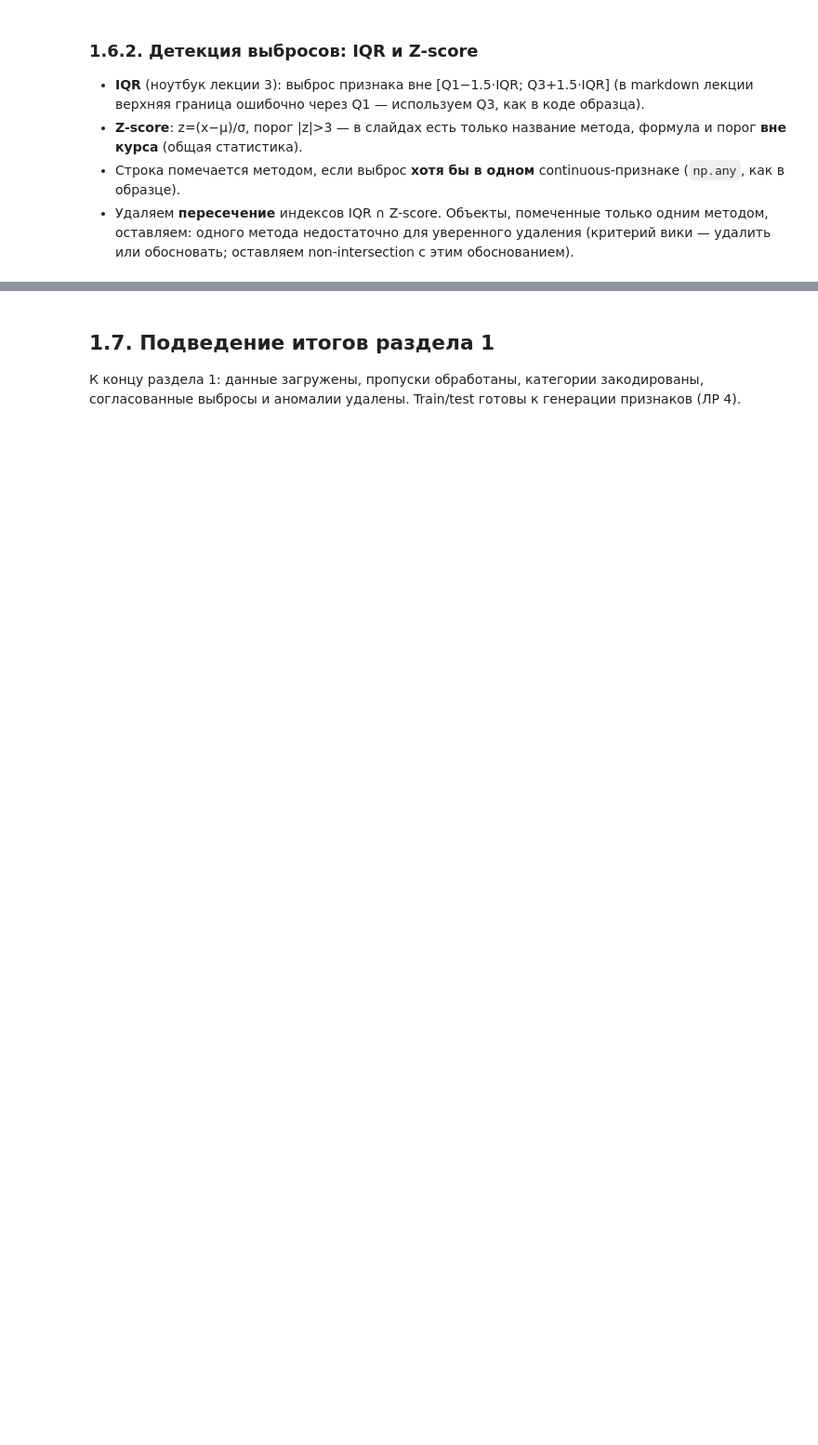
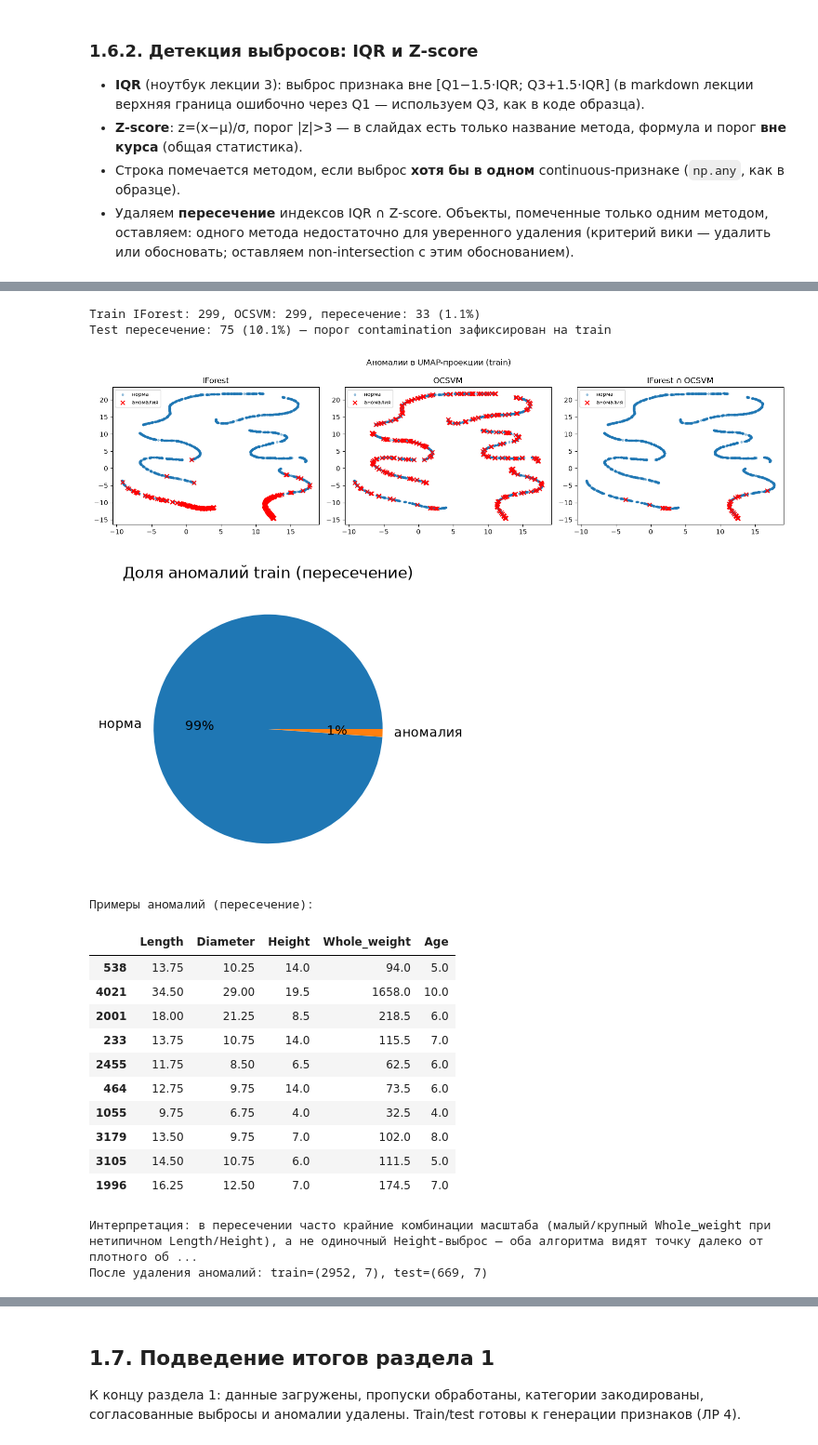
Before and after one commit to mm-shkurin/studies_2026, a Jupyter notebook: ProgPractice/solution/lab3/lab3.ipynb, the cells around one changed output, grey strips where cells are left out. Shown at 93% size. Drawn from its saved outputs; the diff is of its cells as text; code cells hidden in the pictures; blank space fills up the shorter version.

```diff
--- a/ProgPractice/solution/lab3/lab3.ipynb
+++ b/ProgPractice/solution/lab3/lab3.ipynb
@@ -377,39 +500,58 @@ test_isf = isf.predict(X_test_cont.values).astype(bool)
 test_ocsvm = ocsvm.predict(X_test_cont.values).astype(bool)
 test_anom = test_isf & test_ocsvm
 
-print(f"Train IForest: {train_isf.sum()}, OCSVM: {train_ocsvm.sum()}, пересечение: {train_anom.sum()}")
-print(f"Test пересечение: {test_anom.sum()}")
+print(f'Train IForest: {train_isf.sum()}, OCSVM: {train_ocsvm.sum()}, пересечение: {train_anom.sum()} ({100 * train_anom.mean():.1f}%)')
+print(f'Test пересечение: {test_anom.sum()} ({100 * test_anom.mean():.1f}%) — порог contamination зафиксирован на train')
 
-# UMAP на train (fit только на train)
 umap_model = UMAP(n_components=2, random_state=seed)
 X_train_2d = umap_model.fit_transform(X_train_cont.values)
 
 fig, axes = plt.subplots(1, 3, figsize=(15, 4))
 for ax, mask, title in [
     (axes[0], train_isf, 'IForest'),
     (axes[1], train_ocsvm, 'OCSVM'),
     (axes[2], train_anom, 'IForest ∩ OCSVM'),
 ]:
     ax.scatter(X_train_2d[:, 0], X_train_2d[:, 1], s=8, alpha=0.4, label='норма')
     if mask.any():
         ax.scatter(X_train_2d[mask, 0], X_train_2d[mask, 1], c='red', marker='x', s=40, label='аномалия')
     ax.set_title(title)
     ax.legend(fontsize=8)
 plt.suptitle('Аномалии в UMAP-проекции (train)')
 plt.tight_layout()
 plt.show()
 
 fig, ax = plt.subplots(figsize=(4, 4))
-_, counts = np.unique(train_anom, return_counts=True)
-ax.pie(counts, labels=counts, autopct='%1.0f%%')
-ax.legend(['Нормальные', 'Аномалии (пересечение)'], loc='lower right')
-ax.set_title('Доля аномалий train')
+labels = ['норма', 'аномалия']
+sizes = [int((~train_anom).sum()), int(train_anom.sum())]
+ax.pie(sizes, labels=labels, autopct='%1.0f%%')
+ax.set_title('Доля аномалий train (пересечение)')
 plt.show()
 
 if train_anom.any():
     print('Примеры аномалий (пересечение):')
     display(train_df.loc[train_anom, continuous_cols + ['Age']].head(10))
+    print('Интерпретация: в пересечении часто крайние комбинации масштаба (малый/крупный Whole_weight при нетипичном Length/Height), а не одиночный Height-выброс — оба алгоритма видят точку далеко от плотного облака в 4D.')
 
 train_df = train_df.loc[~train_anom].copy()
 test_df = test_df.loc[~test_anom].copy()
-print(f"После удаления аномалий: train={train_df.shape}, test={test_df.shape}")
+print(f'После удаления аномалий: train={train_df.shape}, test={test_df.shape}')
+# %% [output]
+Train IForest: 299, OCSVM: 299, пересечение: 33 (1.1%)
+Test пересечение: 75 (10.1%) — порог contamination зафиксирован на train
+[figure, added]
+[figure, added]
+Примеры аномалий (пересечение):
+|  | Length | Diameter | Height | Whole_weight | Age |
+| 538 | 13.75 | 10.25 | 14.0 | 94.0 | 5.0 |
+| 4021 | 34.50 | 29.00 | 19.5 | 1658.0 | 10.0 |
+| 2001 | 18.00 | 21.25 | 8.5 | 218.5 | 6.0 |
+| 233 | 13.75 | 10.75 | 14.0 | 115.5 | 7.0 |
+| 2455 | 11.75 | 8.50 | 6.5 | 62.5 | 6.0 |
+| 464 | 12.75 | 9.75 | 14.0 | 73.5 | 6.0 |
+| 1055 | 9.75 | 6.75 | 4.0 | 32.5 | 4.0 |
+| 3179 | 13.50 | 9.75 | 7.0 | 102.0 | 8.0 |
+| 3105 | 14.50 | 10.75 | 6.0 | 111.5 | 5.0 |
+| 1996 | 16.25 | 12.50 | 7.0 | 174.5 | 7.0 |
+Интерпретация: в пересечении часто крайние комбинации масштаба (малый/крупный Whole_weight при нетипичном Length/Height), а не одиночный Height-выброс — оба алгоритма видят точку далеко от плотного об ...
+После удаления аномалий: train=(2952, 7), test=(669, 7)
```
Also changed, not shown: parts of 22 cells of this notebook, 3 other files.
